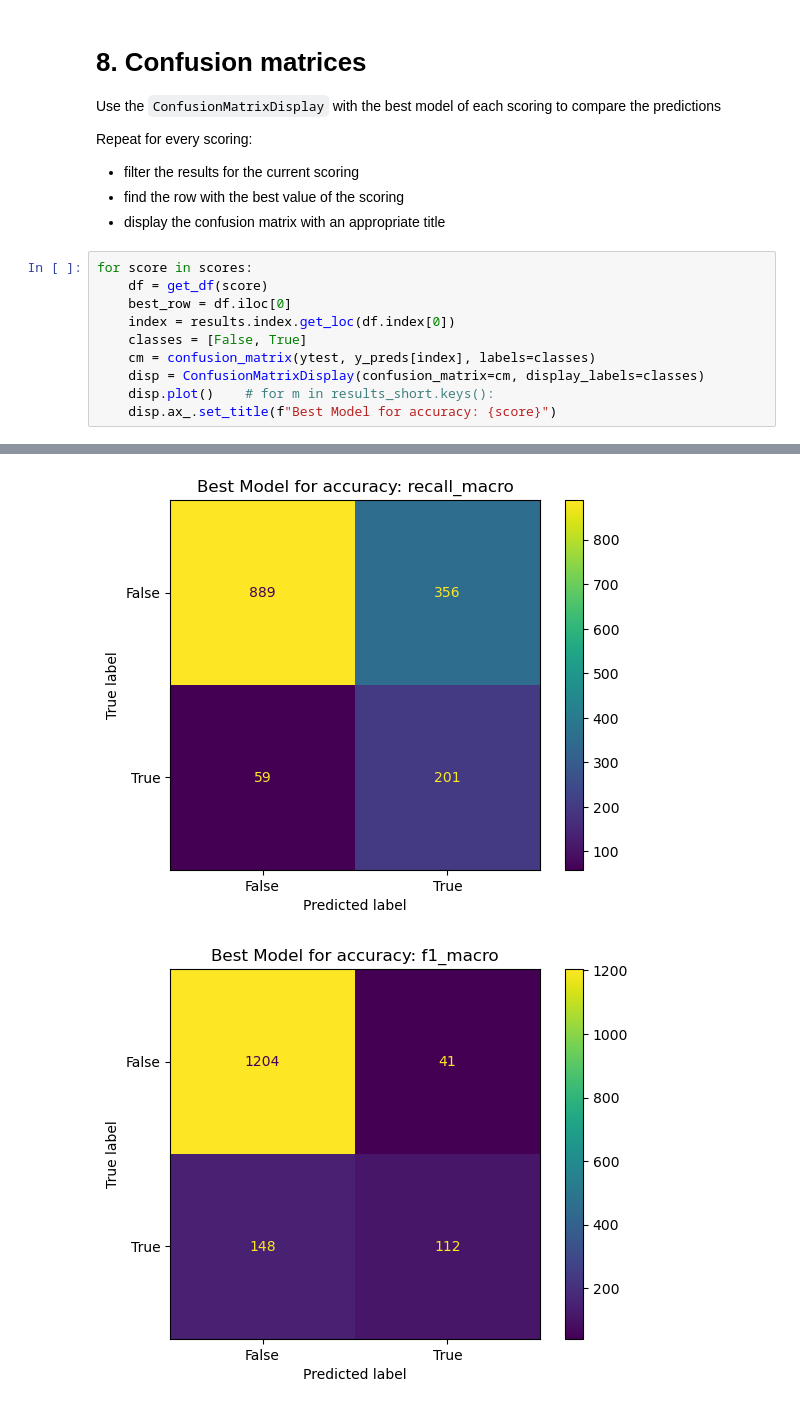
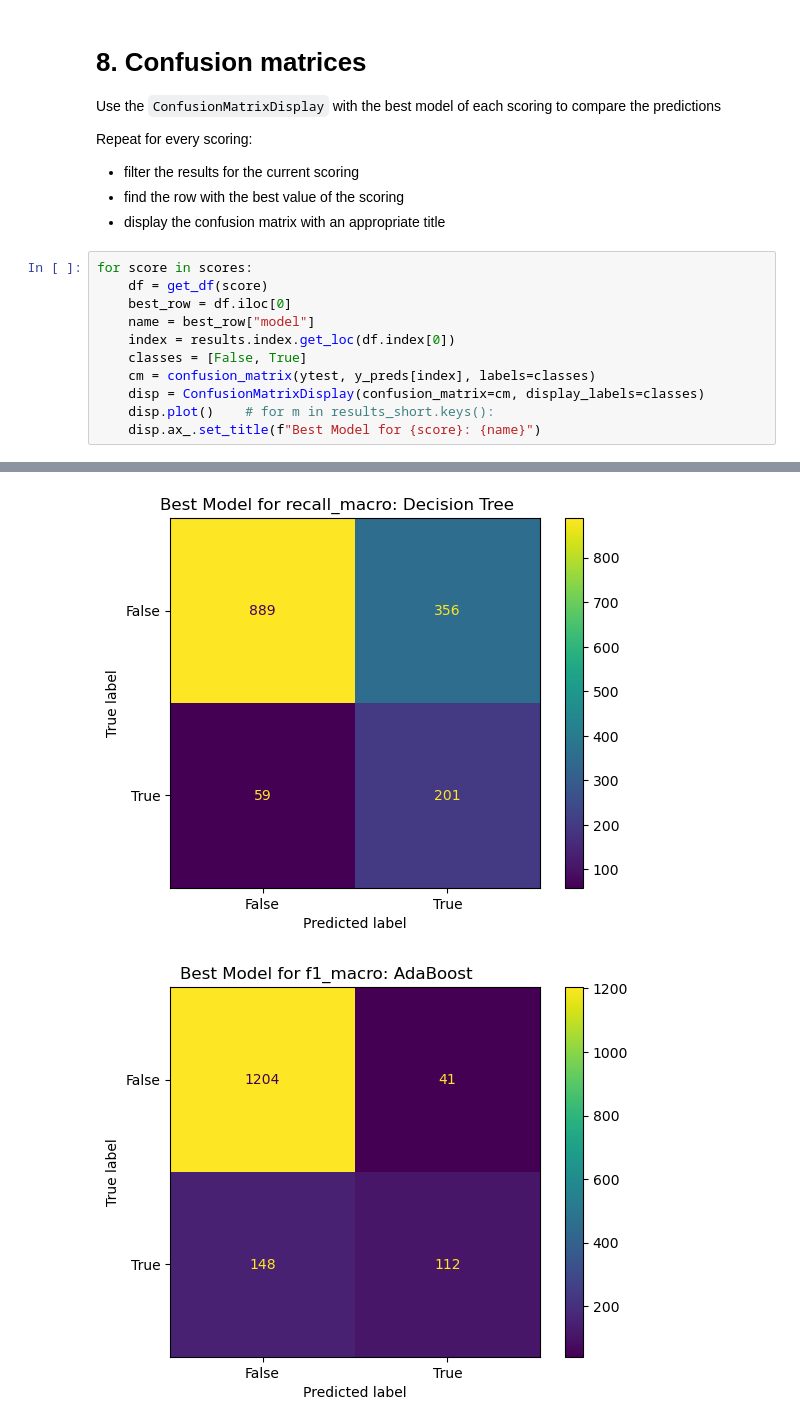
Before and after one commit to VirginiaFoschi/ML_DM, a Jupyter notebook: machine-learning-lab/exercises/Lab-topic-3c-using-several-class/lab3c-using-several-class-nocode.ipynb, the cells around one changed output, grey strips where cells are left out. Saved outputs shown, nothing was run; the diff lists cells and outputs as text.

```diff
--- a/machine-learning-lab/exercises/Lab-topic-3c-using-several-class/lab3c-using-several-class-nocode.ipynb
+++ b/machine-learning-lab/exercises/Lab-topic-3c-using-several-class/lab3c-using-several-class-nocode.ipynb
@@ -324,10 +324,11 @@ Repeat for every scoring:
 for score in scores:
     df = get_df(score)
     best_row = df.iloc[0]
+    name = best_row["model"]
     index = results.index.get_loc(df.index[0])
     classes = [False, True]
     cm = confusion_matrix(ytest, y_preds[index], labels=classes)
     disp = ConfusionMatrixDisplay(confusion_matrix=cm, display_labels=classes)
     disp.plot()    # for m in results_short.keys():
-    disp.ax_.set_title(f"Best Model for accuracy: {score}")
+    disp.ax_.set_title(f"Best Model for {score}: {name}")
 # %% [output]
@@ -336,2 +337,2 @@ for score in scores:
-[figure, old version]
+[figure, new version]
-[figure, old version]
+[figure, new version]
```
Also changed, not shown: parts of 1 cell of this notebook.
